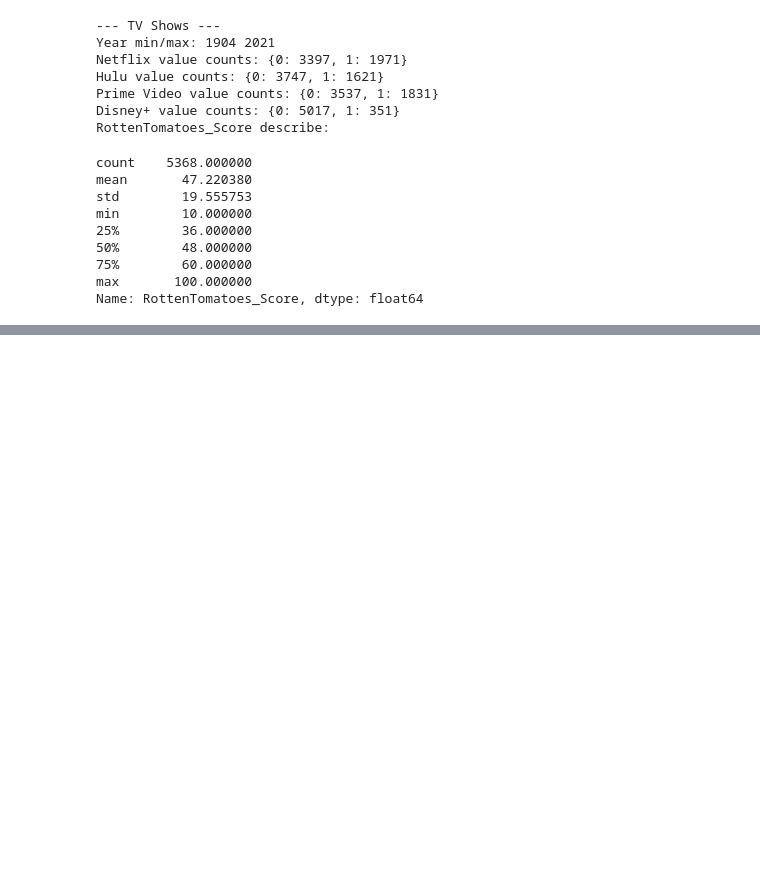
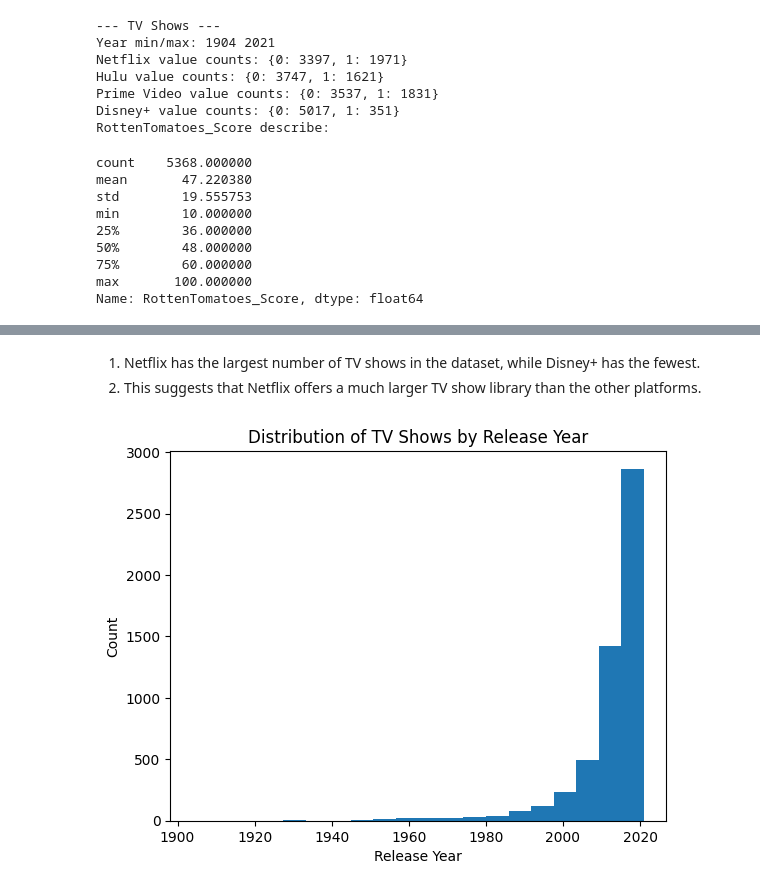
Before and after one commit to irgengu-ai/streaming-bi-svod, a Jupyter notebook: notebooks/02_Data_ETL_v2.ipynb, the cells around one changed output, grey strips where cells are left out. Drawn from its saved outputs; the diff is of its cells as text; code cells hidden in the pictures; blank space fills up the shorter version.

```diff
--- a/notebooks/02_Data_ETL_v2.ipynb
+++ b/notebooks/02_Data_ETL_v2.ipynb
@@ -396,0 +407,12 @@ df_tv.to_csv(DATA_DIR / "TVShowsOnStreamingPlatforms_Cleaned.csv", index=False)
+# %% [markdown]
+1. Netflix has the largest number of TV shows in the dataset, while Disney+ has the fewest.
+2. This suggests that Netflix offers a much larger TV show library than the other platforms.
+# %%
+df_tv['Year'].hist(bins=20)
+plt.title('Distribution of TV Shows by Release Year')
+plt.xlabel('Release Year')
+plt.ylabel('Count')
+plt.grid(False)
+plt.show()
+# %% [output]
+[figure, added]
```
Also changed, not shown: parts of 5 cells of this notebook.
